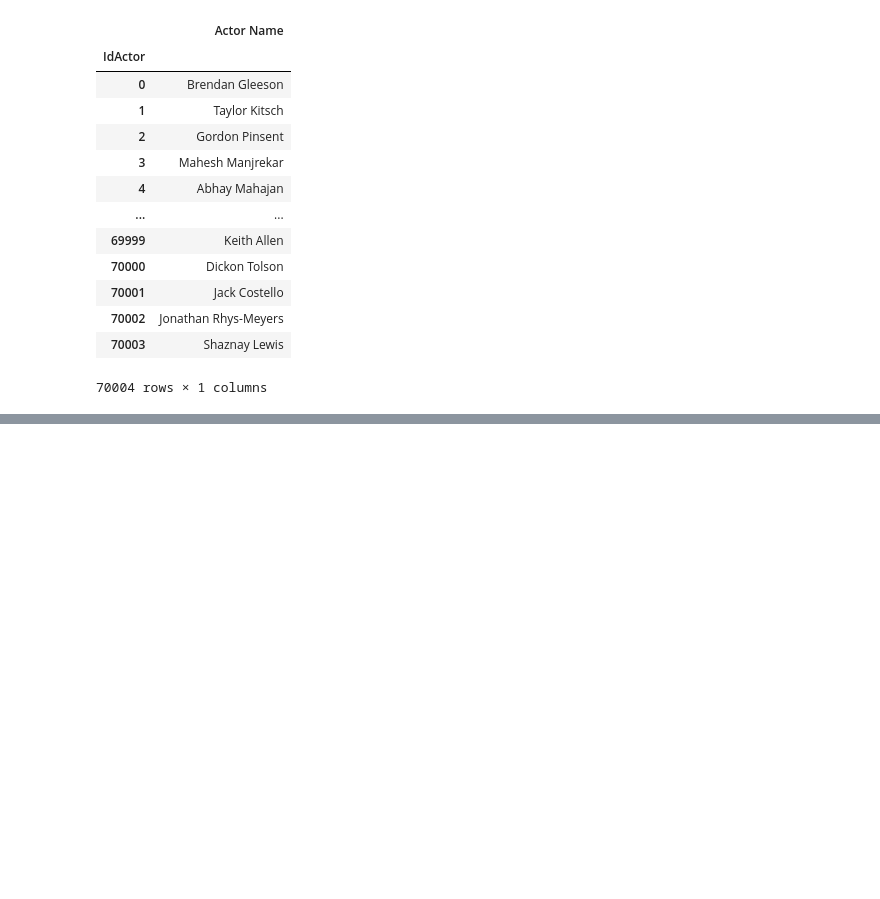
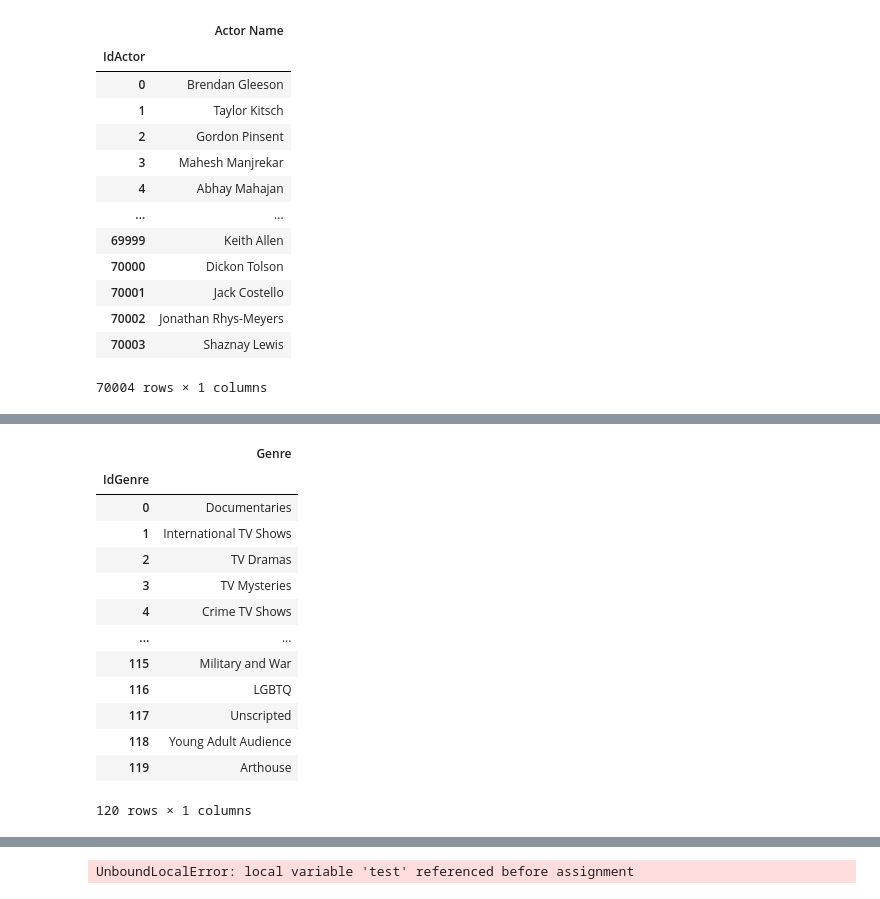
Before and after one commit to fcori47/PI01_DATA05, a Jupyter notebook: pi_engineer.ipynb, the cells around one changed output, grey strips where cells are left out. Cells and saved outputs as stored; diff of their text form; code cells hidden in the pictures; blank space fills up the shorter version.

```diff
--- a/pi_engineer.ipynb
+++ b/pi_engineer.ipynb
@@ -183,12 +183,12 @@ for genre in amazon_titles_df.listed_in:
 
 all_listed_in_amazon_serie = pd.Series(all_listed_in_amazon)
 all_listed_in_amazon_serie = pd.unique(all_listed_in_amazon_serie)
-all_listed_in_df = pd.DataFrame({'IdGenre': np.arange(len(all_listed_in_amazon_serie)), 'Genre': all_listed_in_amazon_serie})
-all_listed_in_df['Genre'] = all_listed_in_df['Genre'].str.strip()
-all_listed_in_df.drop_duplicates(subset=['Genre'], inplace=True)
-all_listed_in_df.IdGenre = np.arange(len(all_listed_in_df))
-all_listed_in_df.set_index('IdGenre', inplace=True)
-all_listed_in_df
+all_listed_in_df_amazon = pd.DataFrame({'IdGenre': np.arange(len(all_listed_in_amazon_serie)), 'Genre': all_listed_in_amazon_serie})
+all_listed_in_df_amazon['Genre'] = all_listed_in_df_amazon['Genre'].str.strip()
+all_listed_in_df_amazon.drop_duplicates(subset=['Genre'], inplace=True)
+all_listed_in_df_amazon.IdGenre = np.arange(len(all_listed_in_df_amazon))
+all_listed_in_df_amazon.set_index('IdGenre', inplace=True)
+all_listed_in_df_amazon
 # %% [output]
 |  | Genre |
 | IdGenre |  |
@@ -1160,3 +1183,26 @@ cast_frame
+# %%
+preliminar_listed_in_frames = [all_listed_in_netflix_df,all_listed_in_disney_df,all_listed_in_hulu_df, all_listed_in_df_amazon]
+listed_in_frame = pd.concat(preliminar_listed_in_frames)
+listed_in_frame.drop_duplicates(inplace=True)
+listed_in_frame.reset_index(inplace=True)
+listed_in_frame['IdGenre'] = np.arange(len(listed_in_frame))
+listed_in_frame.set_index('IdGenre', inplace=True)
+listed_in_frame
+# %% [output]
+|  | Genre |
+| IdGenre |  |
+| 0 | Documentaries |
+| 1 | International TV Shows |
+| 2 | TV Dramas |
+| 3 | TV Mysteries |
+| 4 | Crime TV Shows |
+| ... | ... |
+| 115 | Military and War |
+| 116 | LGBTQ |
+| 117 | Unscripted |
+| 118 | Young Adult Audience |
+| 119 | Arthouse |
+120 rows × 1 columns
 # %%
 preliminar_etl_frames = [amazon_titles_df,disney_plus_titles,hulu_titles,netflix_titles]
 test = pd.concat(preliminar_etl_frames)
@@ -1177,0 +1228,4 @@ test
+# %%
+cositas_test(2020,'Amazon Prime')
+# %% [output]
+UnboundLocalError: local variable 'test' referenced before assignment
```
Also changed, not shown: parts of 2 cells of this notebook.
